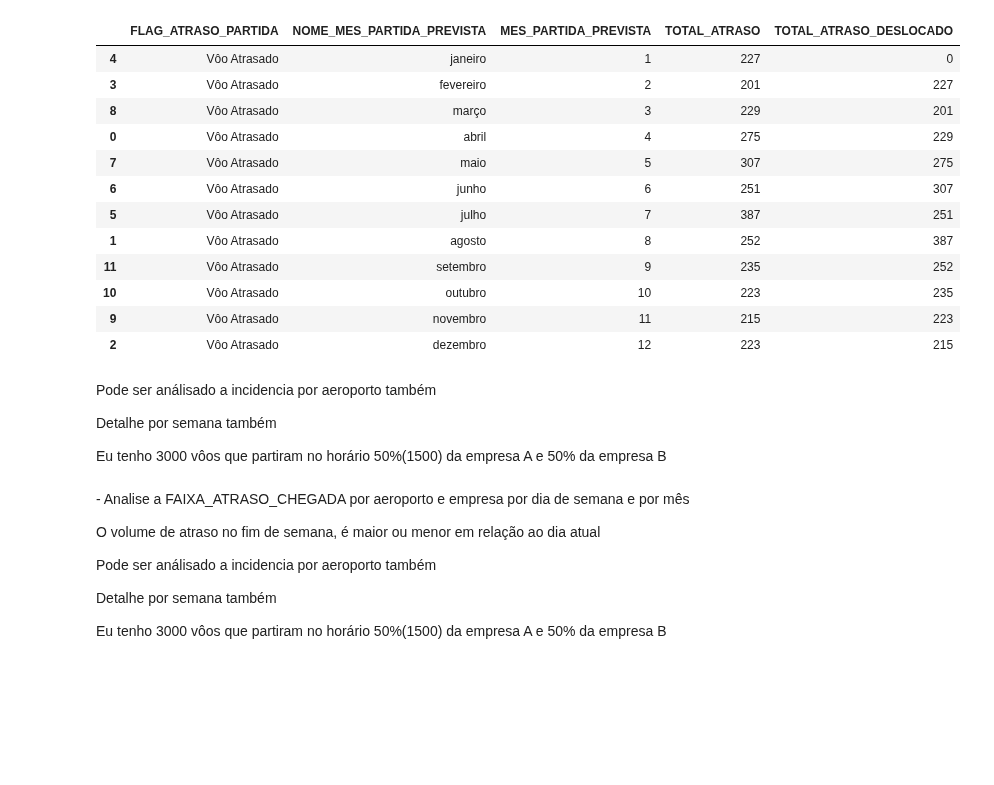
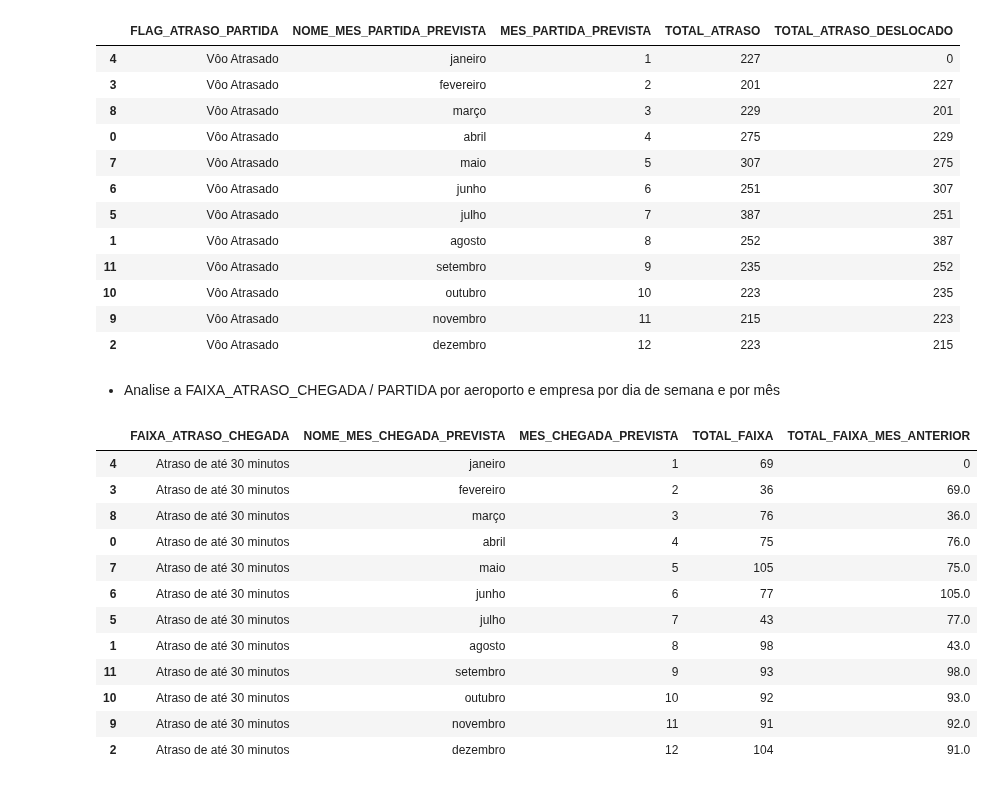
Before and after one commit to rodrigorocha1/dashboard_dados_voos_python, a Jupyter notebook: notebooks/visualizacoes.ipynb, the cells around one changed output. Cells and saved outputs as stored; diff of their text form; code cells hidden in the pictures; blank space fills up the shorter version.

```diff
--- a/notebooks/visualizacoes.ipynb
+++ b/notebooks/visualizacoes.ipynb
@@ -459,13 +459,5 @@ fig.add_trace(
 )
 
 fig.show()
-# %% [markdown]
-<p> Pode ser análisado a incidencia por aeroporto também</p>
-<p>Detalhe por semana também</p>
-<p>Eu tenho 3000 vôos que partiram no horário 50%(1500) da empresa A e 50% da empresa B</p>
-# %% [markdown]
-<p> - Analise a FAIXA_ATRASO_CHEGADA por aeroporto e empresa por dia de semana e por mês </p>
-<p> O volume de atraso no fim de semana, é maior ou menor em relação ao dia atual</p>
-<p> Pode ser análisado a incidencia por aeroporto também</p>
-<p>Detalhe por semana também</p>
-<p>Eu tenho 3000 vôos que partiram no horário 50%(1500) da empresa A e 50% da empresa B</p>
+# %% [markdown]
+- Analise a FAIXA_ATRASO_CHEGADA / PARTIDA por aeroporto e empresa por dia de semana e por mês
@@ -471,0 +512,23 @@ fig.show()
+# %%
+dataframe = obter_faixa_atraso_mes_anterior(
+    flag_partida_chegada='CHEGADA',
+    sigla_aeroporto="SBRP",
+    flag_origem_destino='DESTINO',
+    codigo_tipo_linha='N',
+    faixa_atraso='Atraso de até 30 minutos'
+)
+dataframe
+# %% [output]
+|  | FAIXA_ATRASO_CHEGADA | NOME_MES_CHEGADA_PREVISTA | MES_CHEGADA_PREVISTA | TOTAL_FAIXA | TOTAL_FAIXA_MES_ANTERIOR |
+| 4 | Atraso de até 30 minutos | janeiro | 1 | 69 | 0 |
+| 3 | Atraso de até 30 minutos | fevereiro | 2 | 36 | 69.0 |
+| 8 | Atraso de até 30 minutos | março | 3 | 76 | 36.0 |
+| 0 | Atraso de até 30 minutos | abril | 4 | 75 | 76.0 |
+| 7 | Atraso de até 30 minutos | maio | 5 | 105 | 75.0 |
+| 6 | Atraso de até 30 minutos | junho | 6 | 77 | 105.0 |
+| 5 | Atraso de até 30 minutos | julho | 7 | 43 | 77.0 |
+| 1 | Atraso de até 30 minutos | agosto | 8 | 98 | 43.0 |
+| 11 | Atraso de até 30 minutos | setembro | 9 | 93 | 98.0 |
+| 10 | Atraso de até 30 minutos | outubro | 10 | 92 | 93.0 |
+| 9 | Atraso de até 30 minutos | novembro | 11 | 91 | 92.0 |
+| 2 | Atraso de até 30 minutos | dezembro | 12 | 104 | 91.0 |
```
Also changed, not shown: parts of 9 cells of this notebook.
